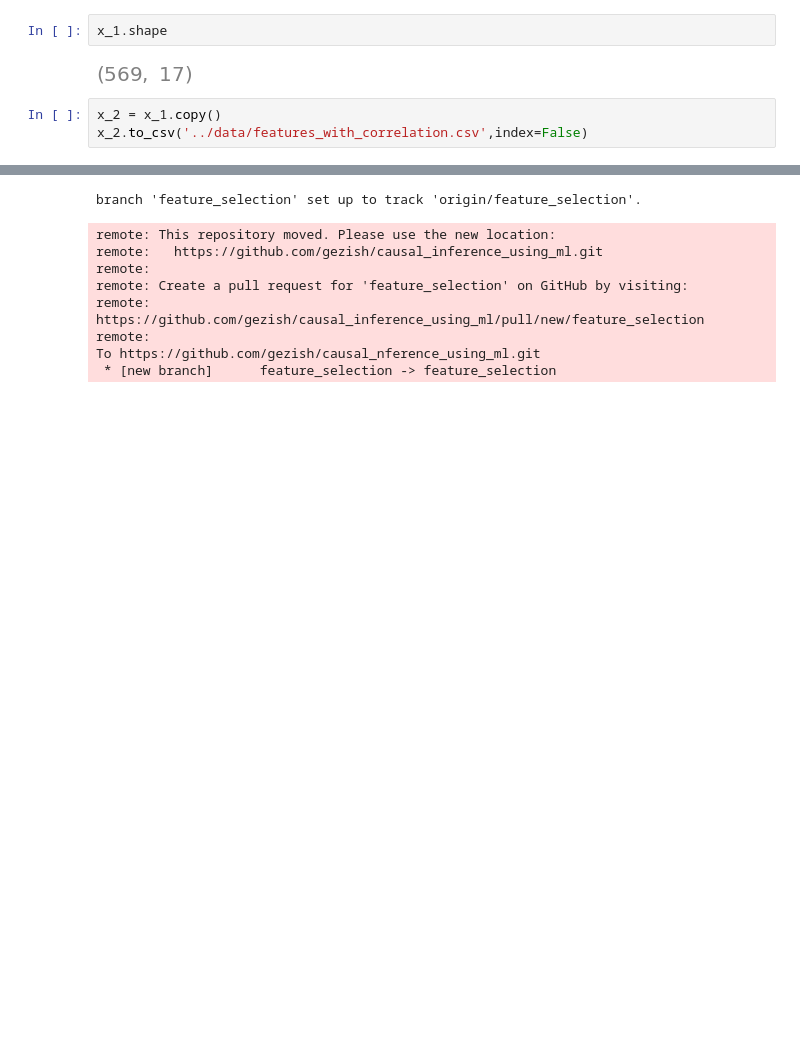
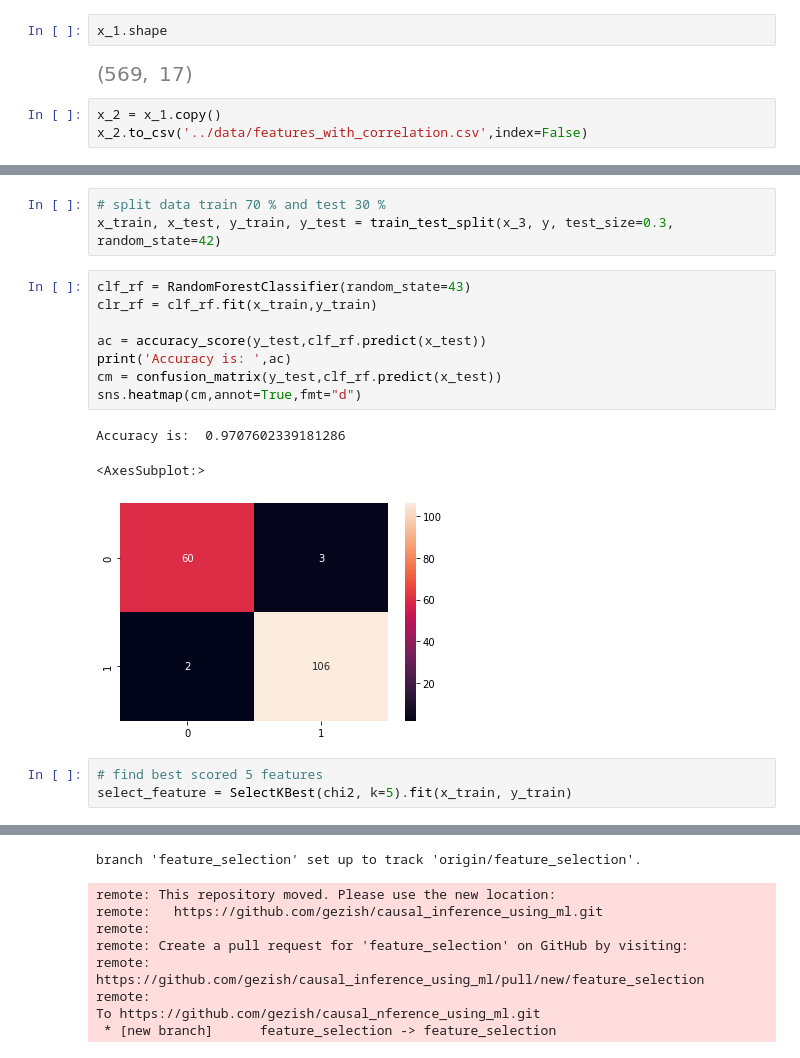
Before and after one commit to gezish/causal_inference_using_ml, a Jupyter notebook: notebooks/feature_selection.ipynb, the cells around one changed output, grey strips where cells are left out. Cells and saved outputs as stored; diff of their text form; blank space fills up the shorter version.

```diff
--- a/notebooks/feature_selection.ipynb
+++ b/notebooks/feature_selection.ipynb
@@ -187,0 +189,18 @@ variable independently because the independent variables tend to change in uniso
+# %%
+# split data train 70 % and test 30 %
+x_train, x_test, y_train, y_test = train_test_split(x_3, y, test_size=0.3, random_state=42)
+# %%
+clf_rf = RandomForestClassifier(random_state=43)
+clr_rf = clf_rf.fit(x_train,y_train)
+
+ac = accuracy_score(y_test,clf_rf.predict(x_test))
+print('Accuracy is: ',ac)
+cm = confusion_matrix(y_test,clf_rf.predict(x_test))
+sns.heatmap(cm,annot=True,fmt="d")
+# %% [output]
+Accuracy is:  0.9707602339181286
+<AxesSubplot:>
+[figure, added]
+# %%
+# find best scored 5 features
+select_feature = SelectKBest(chi2, k=5).fit(x_train, y_train)
```
Also changed, not shown: parts of 14 cells of this notebook.
